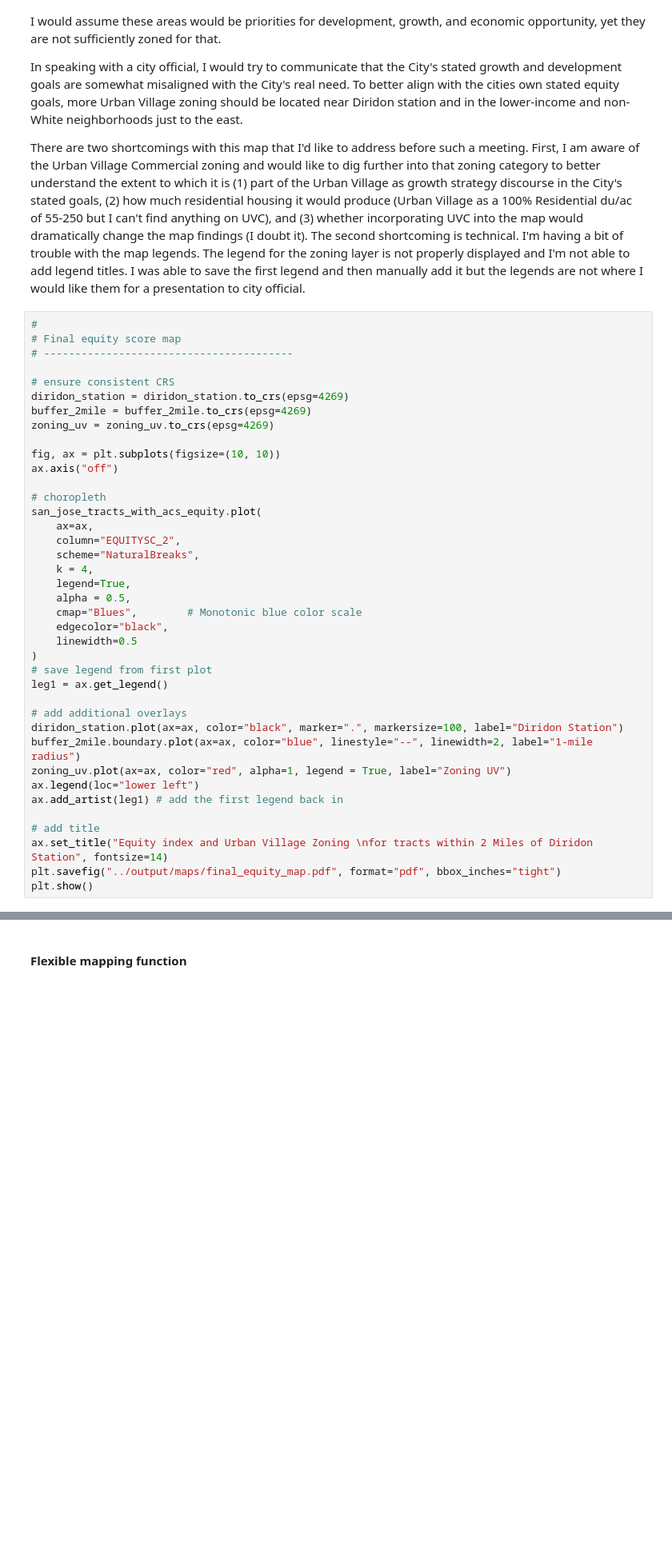
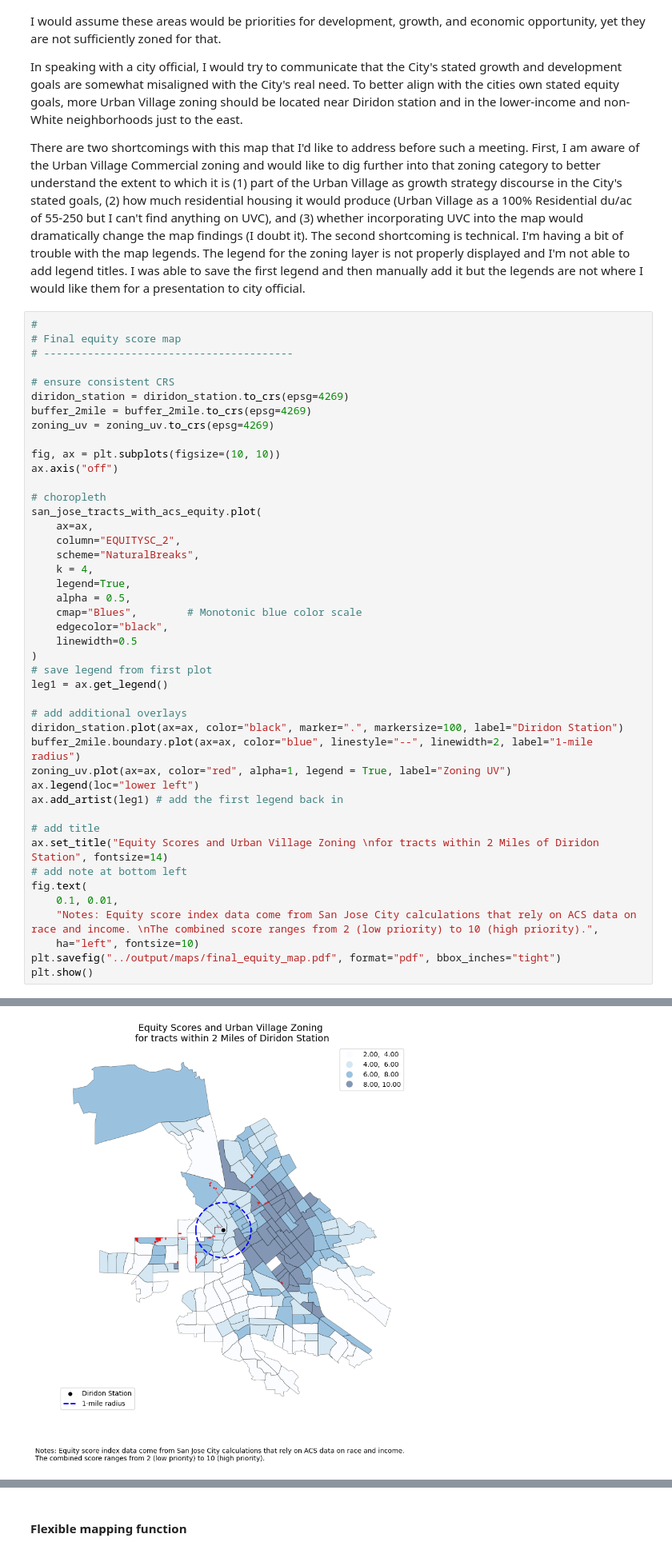
Before and after one commit to kaseyzapatka/sanjose_case_study, a Jupyter notebook: code/code.ipynb, the cells around one changed output, grey strips where cells are left out. Shown at 80% size. Saved outputs shown, nothing was run; the diff lists cells and outputs as text; blank space fills up the shorter version.

```diff
--- a/code/code.ipynb
+++ b/code/code.ipynb
@@ -920,6 +922,12 @@ ax.legend(loc="lower left")
 ax.add_artist(leg1) # add the first legend back in
 
 # add title
-ax.set_title("Equity index and Urban Village Zoning \nfor tracts within 2 Miles of Diridon Station", fontsize=14)
+ax.set_title("Equity Scores and Urban Village Zoning \nfor tracts within 2 Miles of Diridon Station", fontsize=14)
+# add note at bottom left
+fig.text(
+    0.1, 0.01,
+    "Notes: Equity score index data come from San Jose City calculations that rely on ACS data on race and income. \nThe combined score ranges from 2 (low priority) to 10 (high priority).",
+    ha="left", fontsize=10)
 plt.savefig("../output/maps/final_equity_map.pdf", format="pdf", bbox_inches="tight")
 plt.show()
+# %% [output]
@@ -926,3 +935,4 @@ plt.show()
+[figure, added]
 # %% [markdown]
 ## SECTION B
 
```
Also changed, not shown: parts of 12 cells of this notebook, 4 other files.
